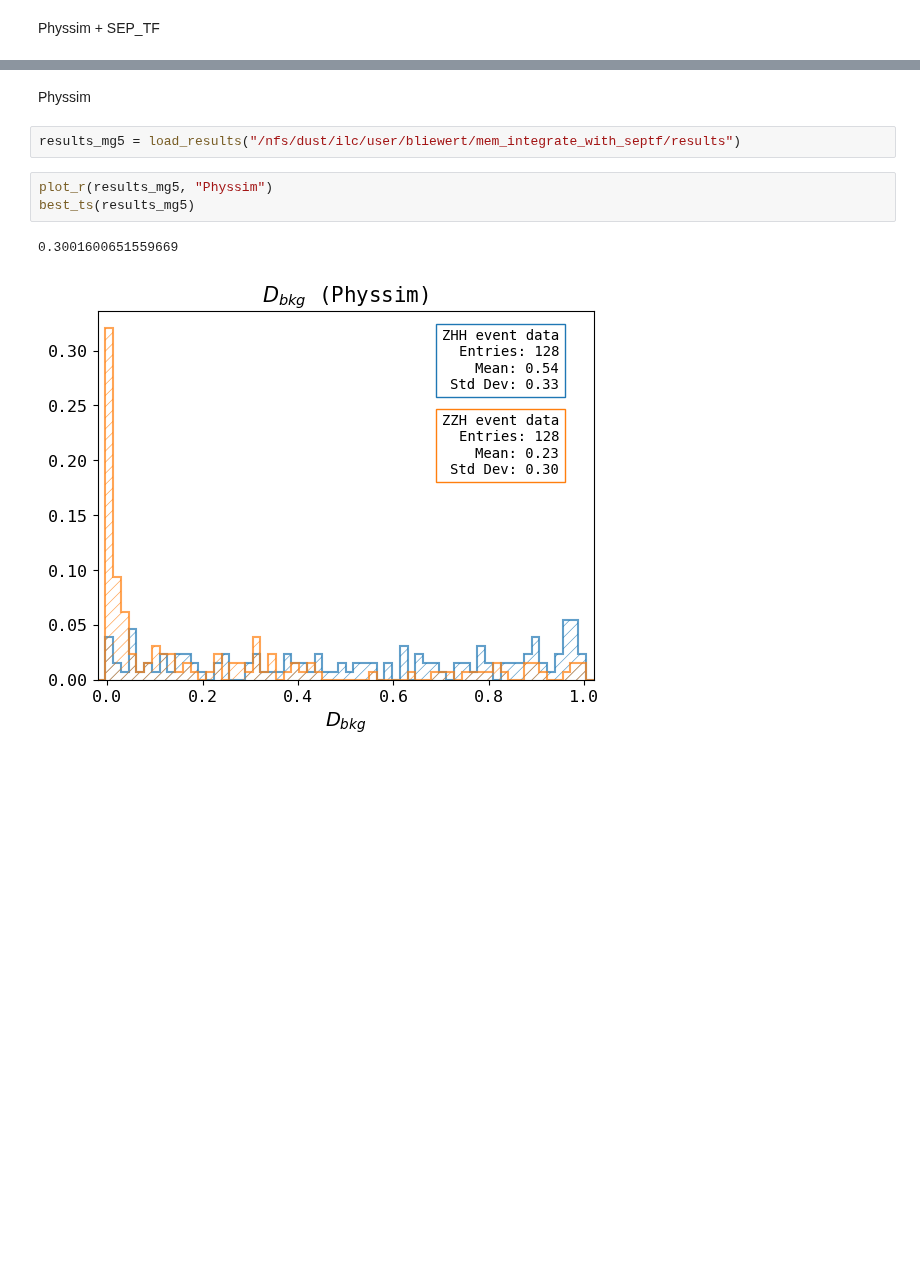
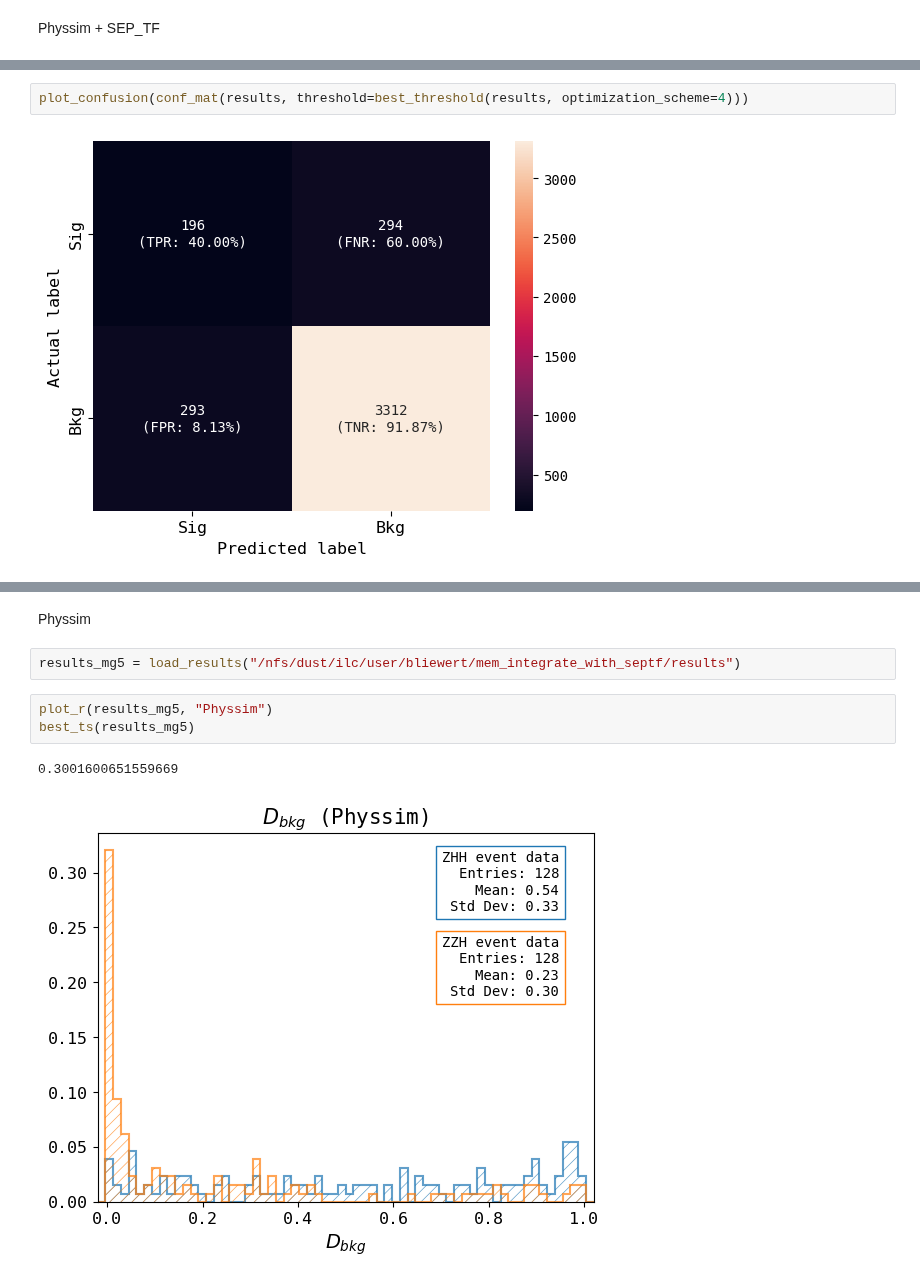
Before and after one commit to nVentis/MEM_HEP, a Jupyter notebook: results/mem_sep.ipynb, the cells around one changed output, grey strips where cells are left out. Saved outputs shown, nothing was run; the diff lists cells and outputs as text; blank space fills up the shorter version.

```diff
--- a/results/mem_sep.ipynb
+++ b/results/mem_sep.ipynb
@@ -30,0 +141,4 @@ plot_confusion(conf_mat(results, threshold=best_threshold(results)), normalize=T
+# %%
+plot_confusion(conf_mat(results, threshold=best_threshold(results, optimization_scheme=4)))
+# %% [output]
+[figure, added]
```
Also changed, not shown: parts of 15 cells of this notebook, 46 other files.
